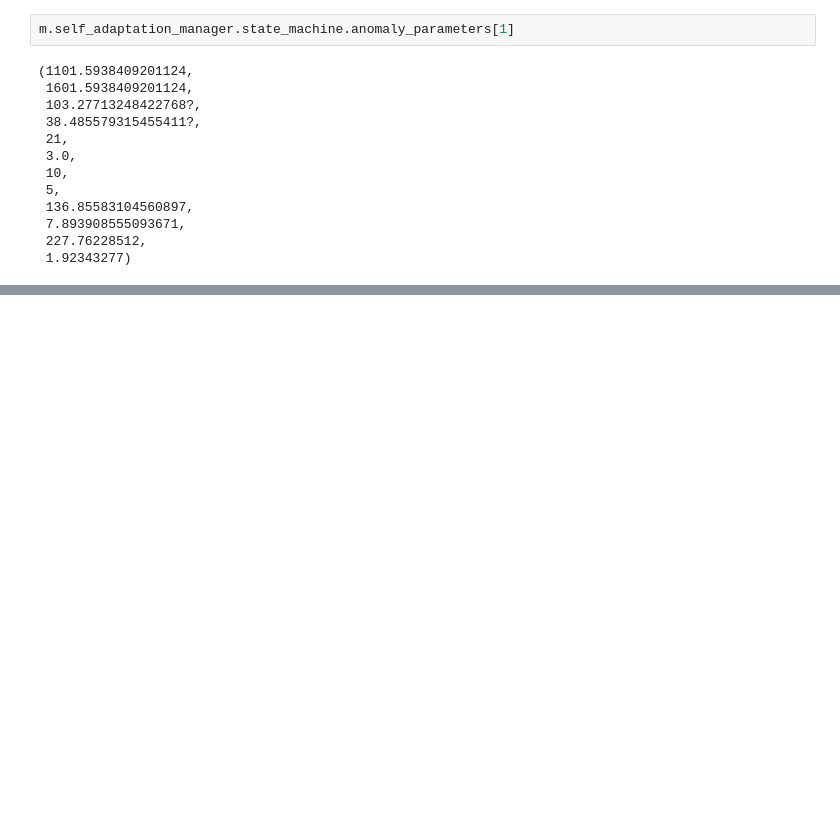
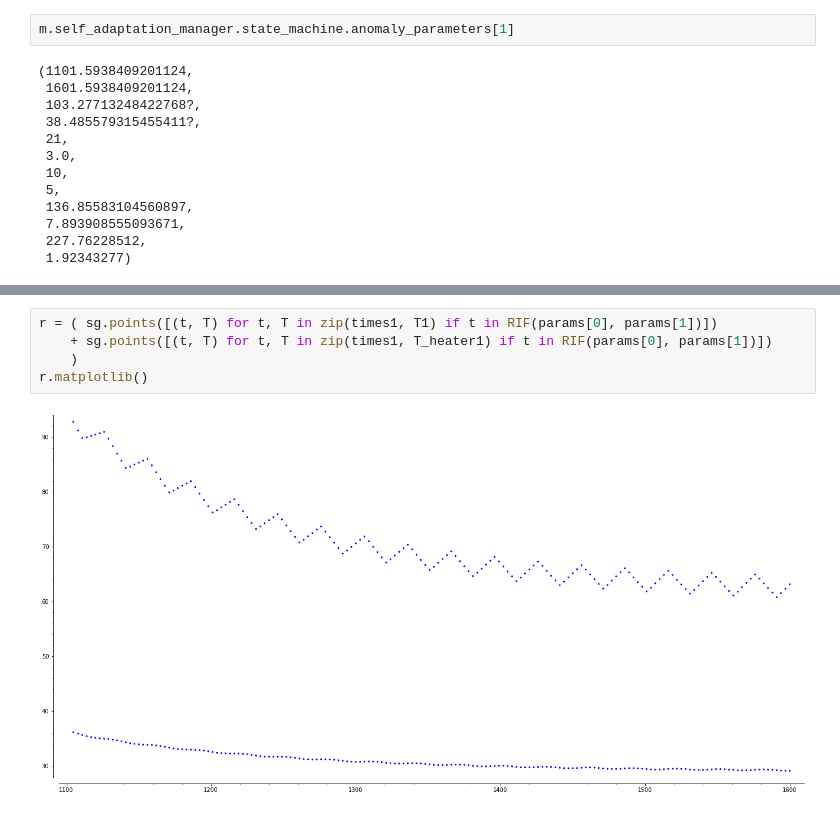
Before and after one commit to twright/example_digital-twin_incubator, a Jupyter notebook: software/notebooks/Uncertainty Calibration Test.ipynb, the cells around one changed output, grey strips where cells are left out. Drawn from its saved outputs; the diff is of its cells as text; blank space fills up the shorter version.

```diff
--- a/software/notebooks/Uncertainty Calibration Test.ipynb
+++ b/software/notebooks/Uncertainty Calibration Test.ipynb
@@ -411 +427,8 @@ q = verified_trace3b.plot(('T_A', 'T_H'), color=('blue', 'green')); q.matplotlib
+# %%
+r = ( sg.points([(t, T) for t, T in zip(times1, T1) if t in RIF(params[0], params[1])])
+    + sg.points([(t, T) for t, T in zip(times1, T_heater1) if t in RIF(params[0], params[1])])
+    )
+r.matplotlib()
+# %% [output]
+[figure, added]
 # %%
```
Also changed, not shown: parts of 16 cells of this notebook, 4 other files.
